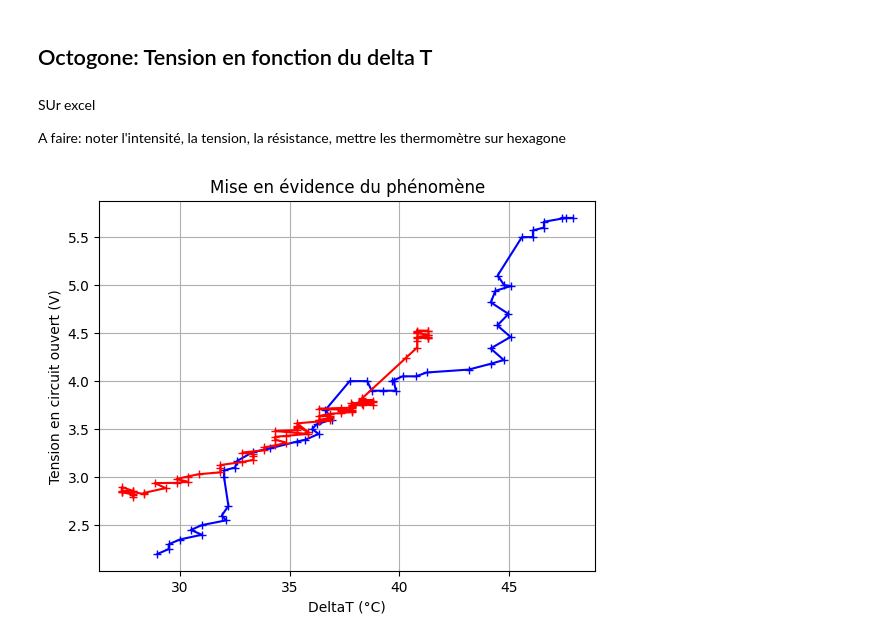
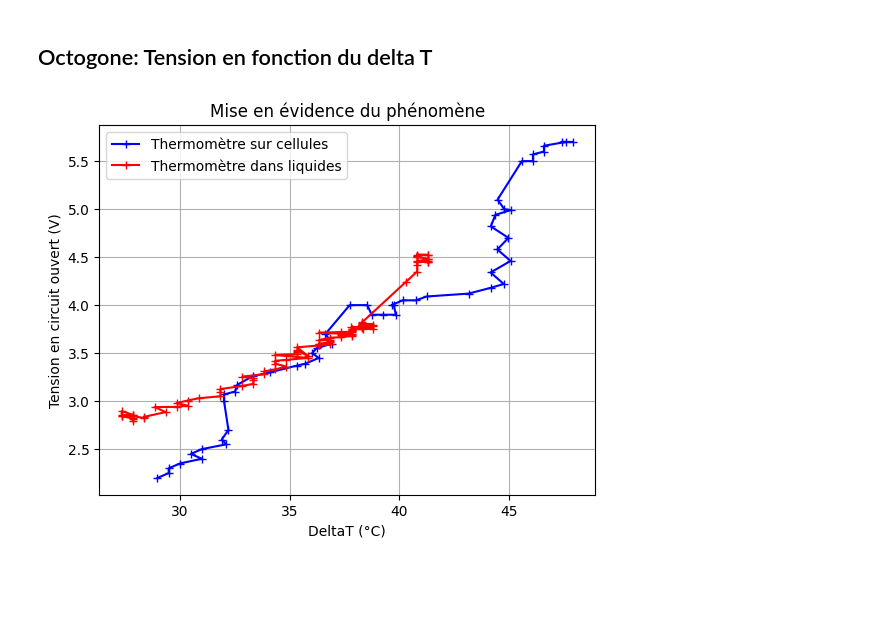
Before and after one commit to adelemarcon/TIPE, a Jupyter notebook: TIPE2octogone.ipynb, the cells around one changed output. Cells and saved outputs as stored; diff of their text form; code cells hidden in the pictures; blank space fills up the shorter version.

```diff
--- a/TIPE2octogone.ipynb
+++ b/TIPE2octogone.ipynb
@@ -2,33 +2,30 @@
 # Expérience n°4
 # %% [markdown]
 ## Octogone: Tension en fonction du delta T
-# %% [markdown]
-SUr excel
-
-A faire: noter l'intensité, la tension, la résistance, mettre les thermomètre sur hexagone
 # %%
 import numpy as np
 from matplotlib import pyplot as plt
 # %%
 def lecture(fichier):
     a = []
     b = []
     with open(fichier,'r') as f:
         for ligne in f:
             ai,bi = [float(val.strip()) for val in ligne.split('\t')]
             a.append(ai)
             b.append(bi)
     return a, b
 
 DT1,U1 = lecture("TIPE2octogonemesure.csv")
 DT2,U2 = lecture("TIPE2octogonemesure2.csv")
 
-plt.plot(DT1,U1,color = 'blue', marker = '+')
-plt.plot(DT2,U2,color = 'red', marker = '+')
+plt.plot(DT1,U1,color = 'blue', marker = '+', label = 'Thermomètre sur cellules')
+plt.plot(DT2,U2,color = 'red', marker = '+', label = "Thermomètre dans liquides")
 plt.xlabel("DeltaT (°C)")
 plt.ylabel("Tension en circuit ouvert (V)")
 plt.title("Mise en évidence du phénomène")
+plt.legend()
 plt.grid()
 plt.show()
 # %% [output]
-[figure, old version]
+[figure, new version]
```
Also changed, not shown: 5 other files.
